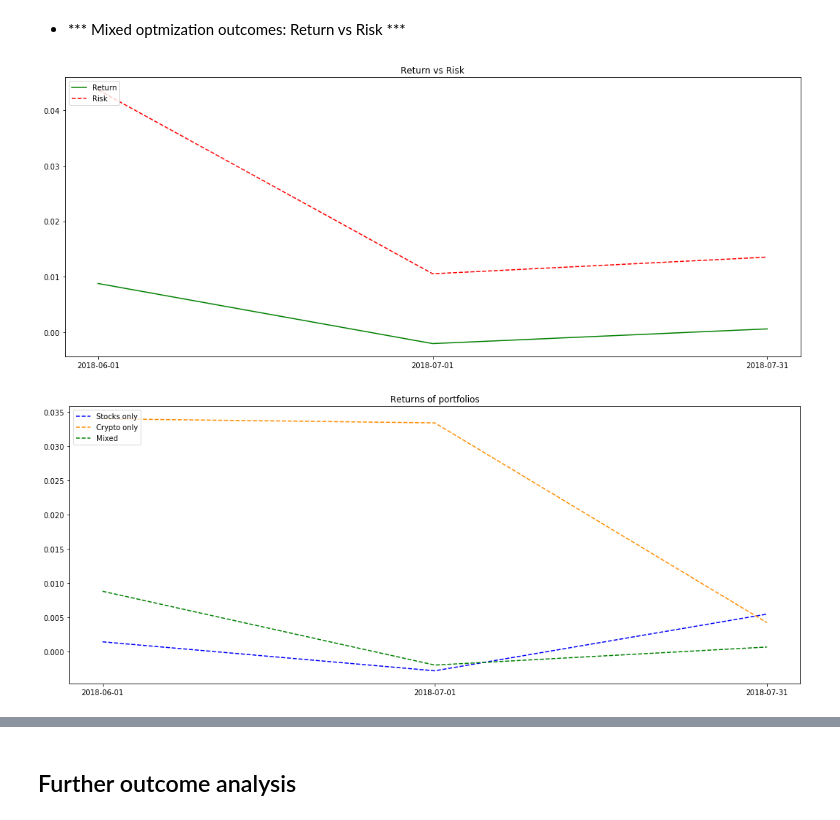
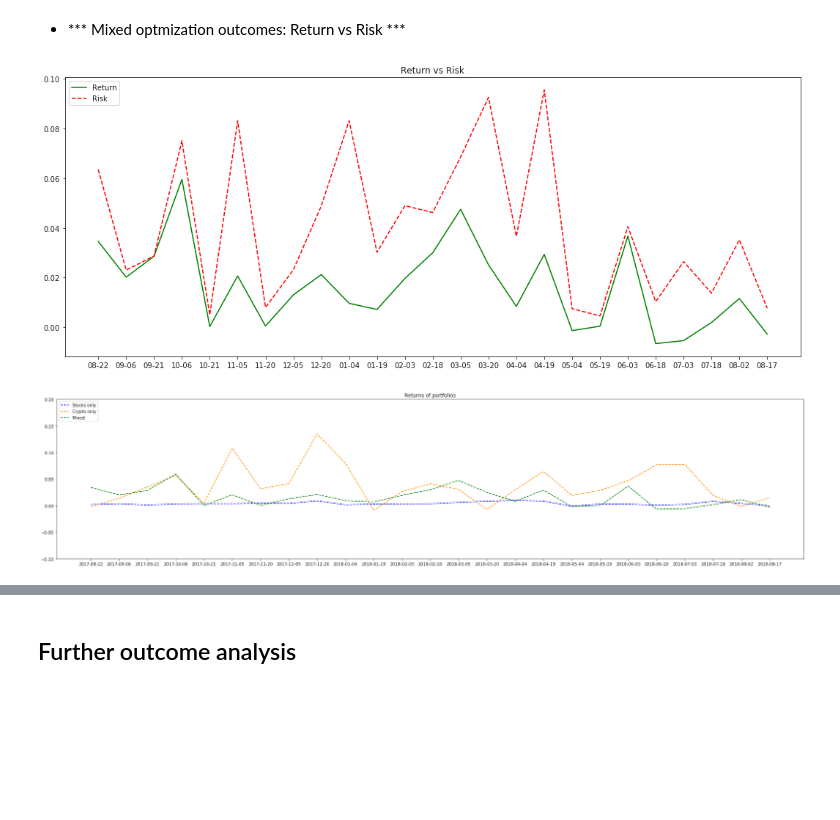
Before and after one commit to pablocs1288/markowitz_the_wizard, a Jupyter notebook: Implementation.ipynb, the cells around one changed output, grey strips where cells are left out. Drawn from its saved outputs; the diff is of its cells as text; code cells hidden in the pictures; blank space fills up the shorter version.

```diff
--- a/Implementation.ipynb
+++ b/Implementation.ipynb
@@ -871,6 +867,7 @@ def run_ga(percent_returns_pd, rate_returns_pd, use_garch = False):
         std_portafolio = returns_cov.dot(w).dot(w) ** 0.5
         if std_portafolio == 0:
             std_portafolio = 1e-4
+        #return (float(1)/float(std_portafolio),)
         return (return_portafolio - std_portafolio,)
 
     # Test minimuzing risk only
@@ -886,7 +883,9 @@ def run_ga(percent_returns_pd, rate_returns_pd, use_garch = False):
     toolbox.register("population", tools.initRepeat, list, toolbox.individual)
     toolbox.register("evaluate", objective_function)
     toolbox.register("mate", tools.cxOnePoint)
-    toolbox.register("mutate", tools.mutGaussian)
+    toolbox.register("mutate", tools.mutFlipBit, indpb = 0.4)
+    # For such a probem when mutating using gaussian method menas a certain weight might be changed by any valuer outside the given range
+    #toolbox.register("mutate", tools.mutGaussian, mu=0, sigma = 1, indpb = 0.2)
     toolbox.register("select", tools.selRoulette)
 
     population = toolbox.population(n=500)
@@ -923,9 +922,11 @@ def execute_by_interval(lag = 0, window_time = 30, is_garch = False):
 
     tail = len(percent_returns_pd.index)
     print('##DF LAG####', tail - (lag + window_time), tail - lag)
+    print('## DF HISTPRCAL ###', tail - (lag + window_time) - 1, tail - lag - 1)
     # Stock only
-    pop_stock, returns_stock, returns_cov_stock = run_ga(percent_stocks_returns[tail - (lag + window_time): tail - lag],
-                                                           stock_return_rates[tail - (lag + window_time): tail - lag],
+    # -1 otherwose the optimization is gonna be biased by itself, involving a forecast of an alredy considered day
+    pop_stock, returns_stock, returns_cov_stock = run_ga(percent_stocks_returns[tail - (lag + window_time) - 1: tail - lag - 1],
+                                                           stock_return_rates[tail - (lag + window_time) - 1: tail - lag - 1],
                                                            is_garch)
     stats = []
     for individual in pop_stock:
@@ -938,8 +939,8 @@ def execute_by_interval(lag = 0, window_time = 30, is_garch = False):
     df_ga_stock_output['portafolio_type'] = ['stock_only' for i in df_ga_stock_output.index]
 
     # Cripto Currencies only
-    pop_ccurr, returns_ccurr, returns_cov_ccurr = run_ga(percent_cripto_returns[tail - (lag + window_time): tail - lag],
-                                                           ccurr_return_rates[tail - (lag + window_time): tail - lag],
+    pop_ccurr, returns_ccurr, returns_cov_ccurr = run_ga(percent_cripto_returns[tail - (lag + window_time) - 1: tail - lag - 1],
+                                                           ccurr_return_rates[tail - (lag + window_time) - 1: tail - lag - 1],
                                                            is_garch)
     stats = []
     for individual in pop_ccurr:
@@ -952,8 +953,8 @@ def execute_by_interval(lag = 0, window_time = 30, is_garch = False):
     df_ga_ccur_output['portafolio_type'] = ['ccurr_only' for i in df_ga_ccur_output.index]
 
     # mixed
-    pop, returns_mix, returns_cov_mix = run_ga(percent_returns_pd[tail - (lag + window_time): tail - lag],
-                                   return_rates_pd[tail - (lag + window_time): tail - lag],
+    pop, returns_mix, returns_cov_mix = run_ga(percent_returns_pd[tail - (lag + window_time) - 1: tail - lag -1],
+                                   return_rates_pd[tail - (lag + window_time) - 1: tail - lag - 1],
                                    is_garch)
     print('#### mix returns ###' , returns_mix)
     stats = []
@@ -974,5 +975,5 @@ def execute_by_interval(lag = 0, window_time = 30, is_garch = False):
 #df_ga_stock_output, df_ga_ccur_output, df_ga_output = execute_by_interval(0,30, False)
 
 # Using Garch for returns
-df_ga_stock_output, df_ga_ccur_output, df_ga_output = execute_by_interval(30,30, True)
+df_ga_stock_output, df_ga_ccur_output, df_ga_output = execute_by_interval(0,30, True)
 # %% [output]
@@ -1090,10 +1118,10 @@ Once the optmization model is explained, the goal goes towards evaluate the prot
 ** GA displacing time_window: ** It seeks to evaluate temporal behaviour considering a prefixed time_window displacing lags
 # %%
 tempos = dict()
-num_iterations = 3
+num_iterations = 25
 
 # Initialy we consider the lag per iteration with the same value of pre_fixed_time_window
-lag_step_size, pre_fixed_time_window = 30, 30
+lag_step_size, pre_fixed_time_window = 15, 15
 
 # Required for ratio of sharpe
 fixes_annual_return_rate = 0.4
@@ -1101,9 +1129,9 @@ ga_free_risk_asset = get_free_risk_asset_return(fixes_annual_return_rate, pre_fi
 
 last_date = percent_returns_pd.index[-1]
 
+#Simulation
 for i in range(1,num_iterations+1):
-    print((num_iterations-i)*lag_step_size, pre_fixed_time_window)
-    df_ga_stock_output, df_ga_ccur_output, df_ga_output = execute_by_interval((num_iterations-i)*lag_step_size, pre_fixed_time_window, True)
+    df_ga_stock_output, df_ga_ccur_output, df_ga_output = execute_by_interval((num_iterations-i)*lag_step_size, pre_fixed_time_window, False)
     ga_stock_frontier,ga_ccur_frontier,ga_mixed_frontier = drawing_frontier(df_ga_stock_output), drawing_frontier(df_ga_ccur_output), drawing_frontier(df_ga_output)
 
     ga_stock_frontier['ratio_of_sharpe'] = ga_stock_frontier.apply(lambda x: get_ratio_of_sharpe(x['weights'], percent_stocks_returns, ga_free_risk_asset) , axis = 1)
@@ -1356,27 +1251,30 @@ plt.show()
 * *** Mixed optmization outcomes: Return vs Risk ***
 # %%
 plt.figure(figsize=(18,7))
-plt.xticks(range(num_iterations), list(mixed_ts.index.values))
+#plt.xticks(range(num_iterations), list(mixed_ts.index.values))
+plt.xticks(range(num_iterations), [date[5:] for date in list(mixed_ts.index.values)])
 plt.plot(mixed_ts['return'].values,label='Return',color='green')
 plt.plot(mixed_ts['risk'].values,'k--',label='Risk',color='red')
 plt.title('Return vs Risk')
 plt.legend(loc='upper left')
 plt.show()
 # %% [output]
-[figure, old version]
+[figure, new version]
 # %%
 # All portfolios type return
 
-plt.figure(figsize=(18,7))
+plt.figure(figsize=(32,7))
 plt.xticks(range(num_iterations), list(mixed_ts.index.values))
+#plt.xticks(range(num_iterations), [date[5:] for date in list(mixed_ts.index.values)])
 plt.plot(stock_ts['return'].values,'k--',label='Stocks only',color='blue')
 plt.plot(ccur_ts['return'].values,'k--',label='Crypto only',color='darkorange')
 plt.plot(mixed_ts['return'].values,'k--',label='Mixed',color='green')
 plt.title('Returns of portfolios')
 plt.legend(loc='upper left')
+plt.ylim([-0.1,0.2])
 plt.show()
 # %% [output]
-[figure, old version]
+[figure, new version]
 # %%
 # All portfolios type Risk
 
```
Also changed, not shown: parts of 44 cells of this notebook, 23 other files.
